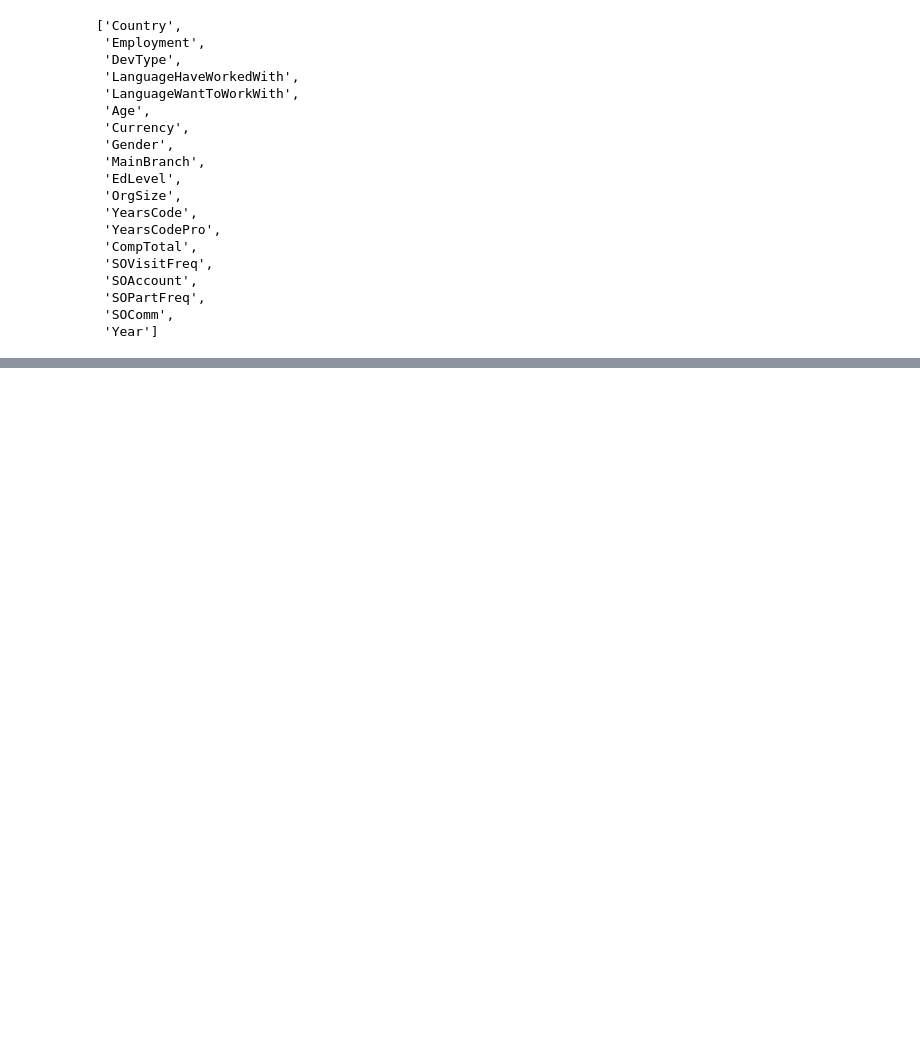
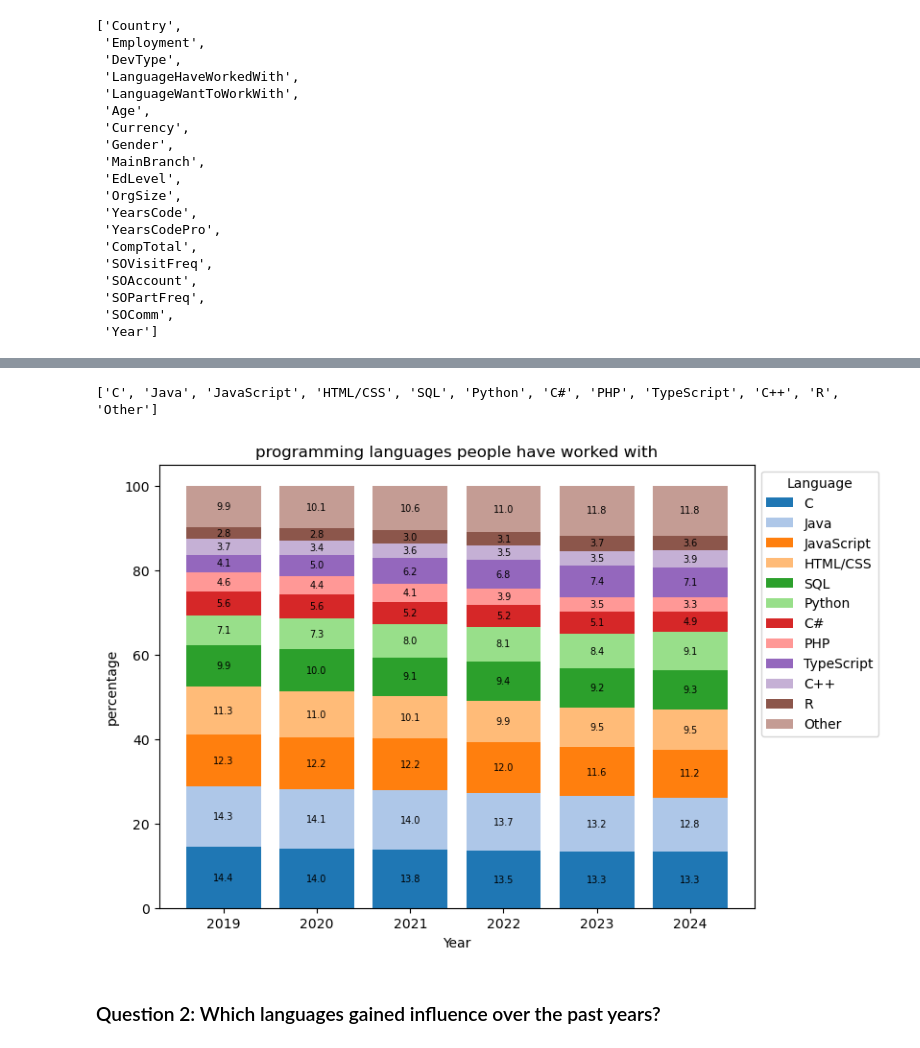
Before and after one commit to AlbertFlatscher/Stackoverflow_Survey_over_Time, a Jupyter notebook: Shifts_in_Programming_Preferences_from_2019_to_2024.ipynb, the cells around one changed output, grey strips where cells are left out. Drawn from its saved outputs; the diff is of its cells as text; code cells hidden in the pictures; blank space fills up the shorter version.

```diff
--- a/Shifts_in_Programming_Preferences_from_2019_to_2024.ipynb
+++ b/Shifts_in_Programming_Preferences_from_2019_to_2024.ipynb
@@ -640,0 +406,21 @@ test.head(20)
+# %%
+# determine the ratio of used programming languages in relation to the whole number of languages used for every given year
+ratio_list = []
+for year in years:
+    ratio = num_have_worked[num_have_worked.index == year].sum() / num_have_worked[num_have_worked.index == year].sum().sum()
+    ratio_list.append(ratio)
+
+ratio_have_worked = pd.DataFrame(ratio_list, index=years)
+
+# prepare a df to plot by bundleing the small entrys as "Other"
+plot_ratio_have_worked = ratio_have_worked.iloc[:, :11]
+plot_ratio_have_worked['Other'] = ratio_have_worked.iloc[:, 11:].sum(axis=1)
+# %%
+# plot the graph using plot_stacked_bar
+plot_stacked_bar(plot_ratio_have_worked*100, 'percentage',\
+                 'programming languages people have worked with',12, True)
+# %% [output]
+['C', 'Java', 'JavaScript', 'HTML/CSS', 'SQL', 'Python', 'C#', 'PHP', 'TypeScript', 'C++', 'R', 'Other']
+[figure, added]
+# %% [markdown]
+### Question 2: Which languages gained influence over the past years?
```
Also changed, not shown: parts of 58 cells of this notebook.
